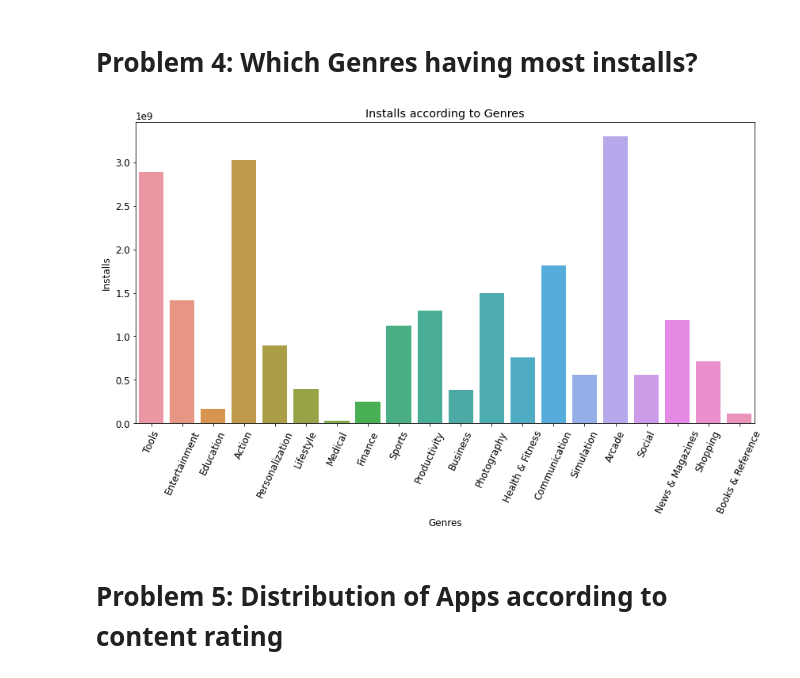
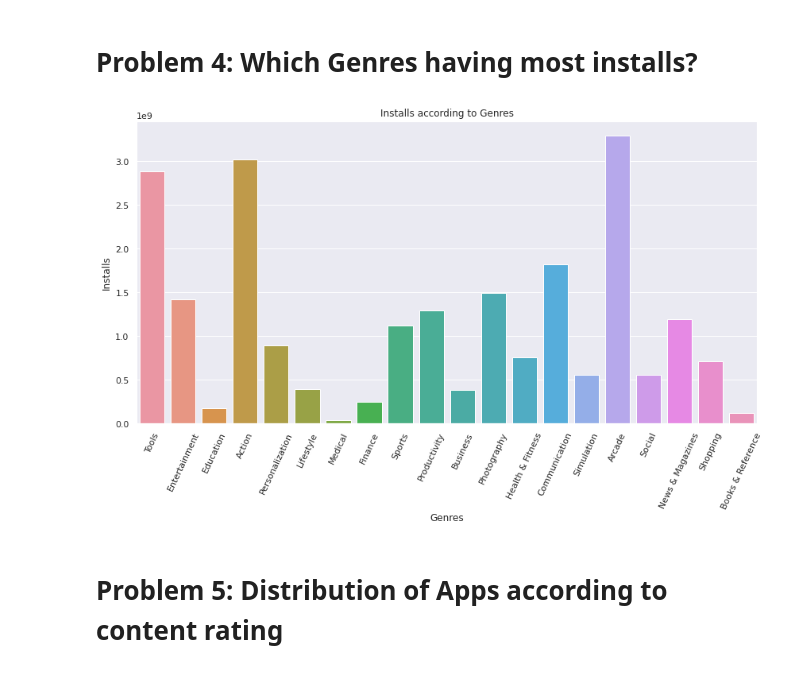
Before and after one commit to Meghanah97/Playstore_data_analysis, a Jupyter notebook: Copy_of_Copy_of_Copy_of_Play_Store_App_Review_Analysis_Capstone_Project.ipynb, the cells around one changed output. Drawn from its saved outputs; the diff is of its cells as text; code cells hidden in the pictures.

```diff
--- a/Copy_of_Copy_of_Copy_of_Play_Store_App_Review_Analysis_Capstone_Project.ipynb
+++ b/Copy_of_Copy_of_Copy_of_Play_Store_App_Review_Analysis_Capstone_Project.ipynb
@@ -474,6 +474,7 @@ plt.figure(figsize=(18,13))
 
 plt.xlabel("Installs")
 plt.ylabel("Category")
+sns.set_theme(style="dark")
 graph = sns.barplot(x = x2sis, y = y2sis, alpha =0.9, palette= "viridis")
 graph.set_title("Installs", fontsize = 25);
 # %% [output]
@@ -492,6 +493,7 @@ plt.xticks(rotation=65)
 plt.xlabel("Genres")
 plt.ylabel("Number of application")
 plt.title("Top 10 Genres")
+sns.set_theme(style="whitegrid")
 sns.barplot(top_10_genres_installs.Genres, top_10_genres_installs.Count)
 plt.show()
 # %% [output]
@@ -504,13 +506,14 @@ top_20_genres_installs = top_genres_installs.head(20)
 # %%
 plt.figure(figsize=(14,7))
 plt.xticks(rotation=65)
 plt.xlabel("Genres")
 plt.ylabel("Installs")
 plt.title("Installs according to Genres")
 sns.barplot(top_20_genres_installs.Genres, top_20_genres_installs.Installs)
+sns.set_theme(style="darkgrid")
 plt.show()
 # %% [output]
-[figure, old version]
+[figure, new version]
 # %% [markdown]
 # Problem 5: Distribution of Apps according to content rating
 # %%
```
Also changed, not shown: parts of 4 cells of this notebook.
